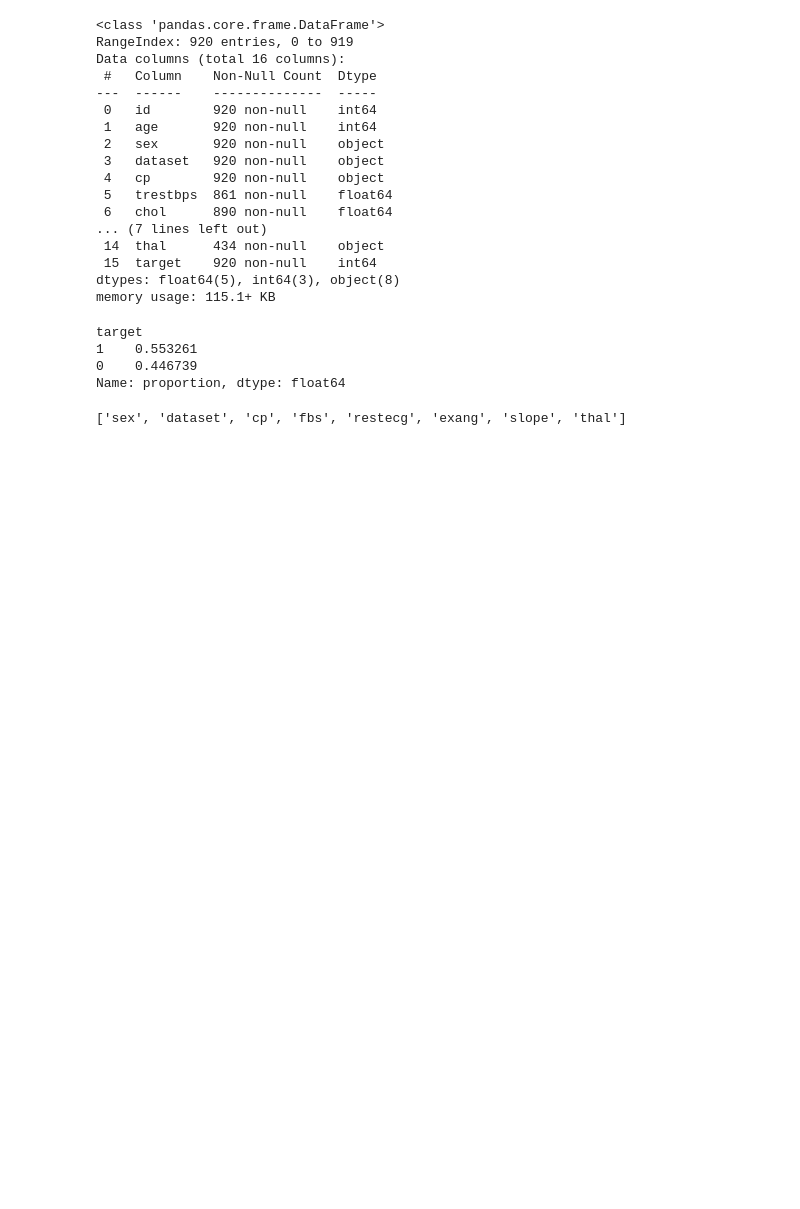
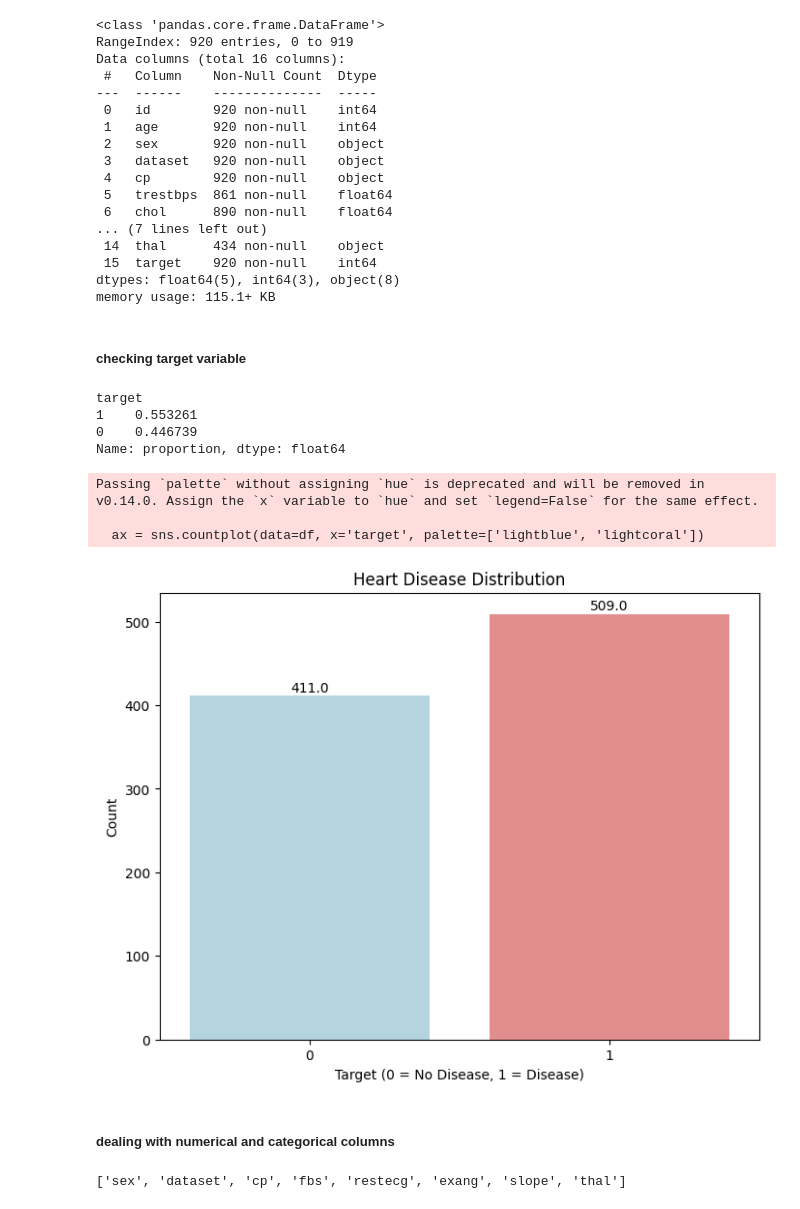
Before and after one commit to wojciech-san/heart-disease-prediction-system, a Jupyter notebook: notebooks/exploratory-data-analysis.ipynb, the cells around one changed output. Saved outputs shown, nothing was run; the diff lists cells and outputs as text; code cells hidden in the pictures; blank space fills up the shorter version.

```diff
--- a/notebooks/exploratory-data-analysis.ipynb
+++ b/notebooks/exploratory-data-analysis.ipynb
@@ -49,6 +106,8 @@ Data columns (total 16 columns):
  15  target    920 non-null    int64
 dtypes: float64(5), int64(3), object(8)
 memory usage: 115.1+ KB
+# %% [markdown]
+##### checking target variable
 # %%
 df.target.value_counts(normalize=True)
 # %% [output]
@@ -56,6 +115,25 @@ target
 1    0.553261
 0    0.446739
 Name: proportion, dtype: float64
+# %%
+plt.figure(figsize=(8, 6))
+ax = sns.countplot(data=df, x='target', palette=['lightblue', 'lightcoral'])
+plt.title('Heart Disease Distribution')
+plt.xlabel('Target (0 = No Disease, 1 = Disease)')
+plt.ylabel('Count')
+
+for p in ax.patches:
+    ax.text(p.get_x() + p.get_width()/2., p.get_height() + 1,
+            f'{p.get_height()}', ha='center', va='bottom')
+
+plt.show()
+# %% [output]
+Passing `palette` without assigning `hue` is deprecated and will be removed in v0.14.0. Assign the `x` variable to `hue` and set `legend=False` for the same effect.
+
+  ax = sns.countplot(data=df, x='target', palette=['lightblue', 'lightcoral'])
+[figure, added]
+# %% [markdown]
+##### dealing with numerical and categorical columns
 # %%
 categorical_columns = list(df.dtypes[df.dtypes == "object"].index)
 categorical_columns
```
Also changed, not shown: parts of 89 cells of this notebook, 1 other file.
